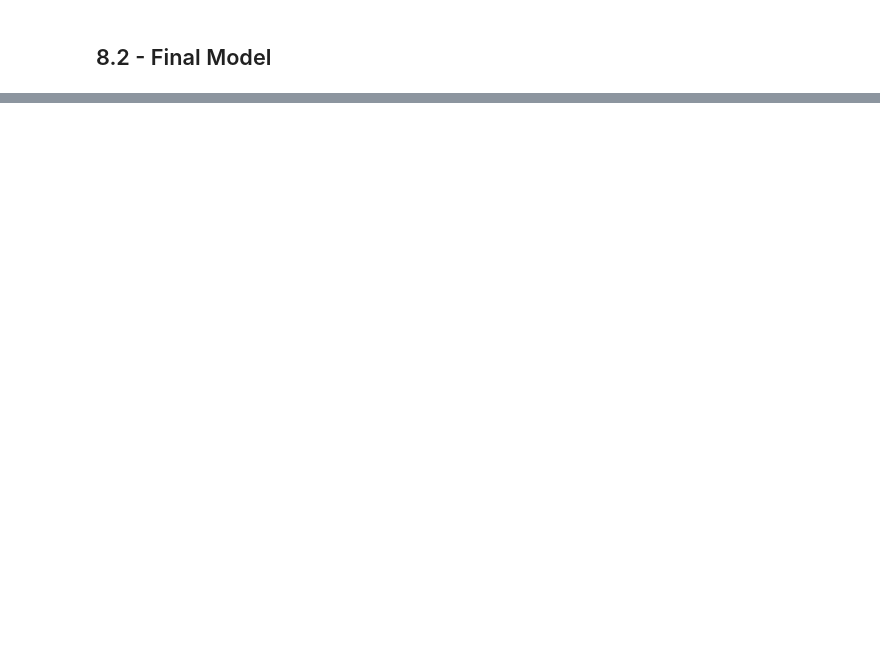
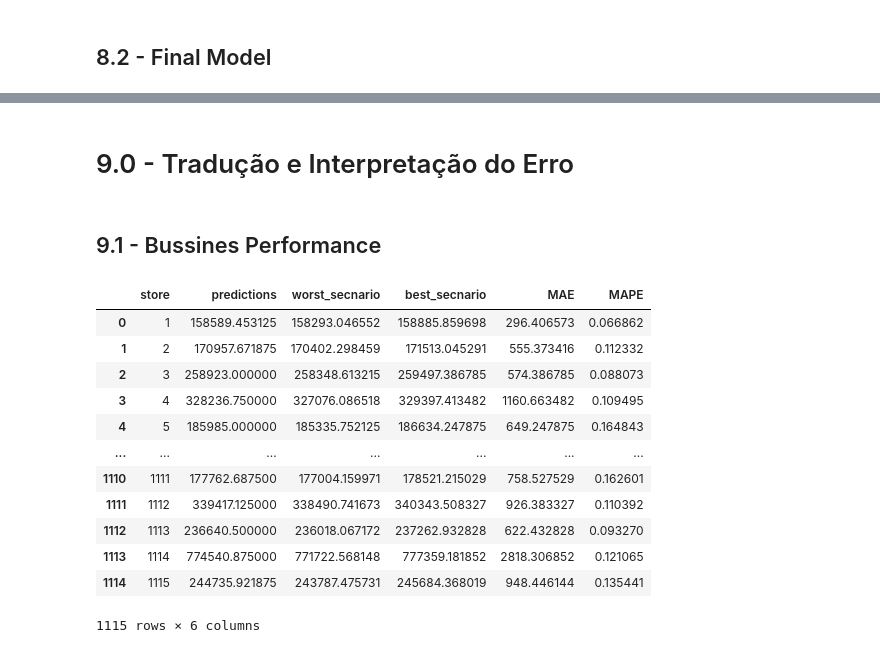
Before and after one commit to guigrandim/rossmann_store_sales, a Jupyter notebook: notebooks/datasets_analysis.ipynb, the cells around one changed output, grey strips where cells are left out. Cells and saved outputs as stored; diff of their text form; code cells hidden in the pictures; blank space fills up the shorter version.

Commit message:
Step 9: Create Final Analysis and translate Bussines Performance

```diff
--- a/notebooks/datasets_analysis.ipynb
+++ b/notebooks/datasets_analysis.ipynb
@@ -1341,0 +1373,2 @@ xgb_result_tunned
+# %% [markdown]
+# 9.0 - Tradução e Interpretação do Erro
@@ -1341,0 +1381,35 @@ xgb_result_tunned
+# %% [markdown]
+## 9.1 - Bussines Performance
+# %%
+# sum of prediction
+df91 = df9[['store', 'predictions']].groupby('store').sum().reset_index()
+
+#MAE and MAPE
+df9_aux1 = df9[['store','sales','predictions']].groupby('store').apply(lambda x: mean_absolute_error(x['sales'], x['predictions'])).reset_index().rename(columns={0: 'MAE'})
+df9_aux2 = df9[['store','sales','predictions']].groupby('store').apply(lambda x: mean_absolute_percentage_error(x['sales'], x['predictions'])).reset_index().rename(columns={0: 'MAPE'})
+
+#Merge
+df9_aux3 = pd.merge(df9_aux1, df9_aux2, how='inner', on='store')
+df92 = pd.merge(df91, df9_aux3, how='inner', on='store')
+
+#Scenarios
+df92['worst_secnario'] = df92['predictions'] - df92['MAE']
+df92['best_secnario'] = df92['predictions'] + df92['MAE']
+
+#order columns
+df92 = df92[['store', 'predictions', 'worst_secnario', 'best_secnario', 'MAE', 'MAPE']]
+df92
+# %% [output]
+|  | store | predictions | worst_secnario | best_secnario | MAE | MAPE |
+| 0 | 1 | 158589.453125 | 158293.046552 | 158885.859698 | 296.406573 | 0.066862 |
+| 1 | 2 | 170957.671875 | 170402.298459 | 171513.045291 | 555.373416 | 0.112332 |
+| 2 | 3 | 258923.000000 | 258348.613215 | 259497.386785 | 574.386785 | 0.088073 |
+| 3 | 4 | 328236.750000 | 327076.086518 | 329397.413482 | 1160.663482 | 0.109495 |
+| 4 | 5 | 185985.000000 | 185335.752125 | 186634.247875 | 649.247875 | 0.164843 |
+| ... | ... | ... | ... | ... | ... | ... |
+| 1110 | 1111 | 177762.687500 | 177004.159971 | 178521.215029 | 758.527529 | 0.162601 |
+| 1111 | 1112 | 339417.125000 | 338490.741673 | 340343.508327 | 926.383327 | 0.110392 |
+| 1112 | 1113 | 236640.500000 | 236018.067172 | 237262.932828 | 622.432828 | 0.093270 |
+| 1113 | 1114 | 774540.875000 | 771722.568148 | 777359.181852 | 2818.306852 | 0.121065 |
+| 1114 | 1115 | 244735.921875 | 243787.475731 | 245684.368019 | 948.446144 | 0.135441 |
+1115 rows × 6 columns
```
Also changed, not shown: parts of 30 cells of this notebook.
